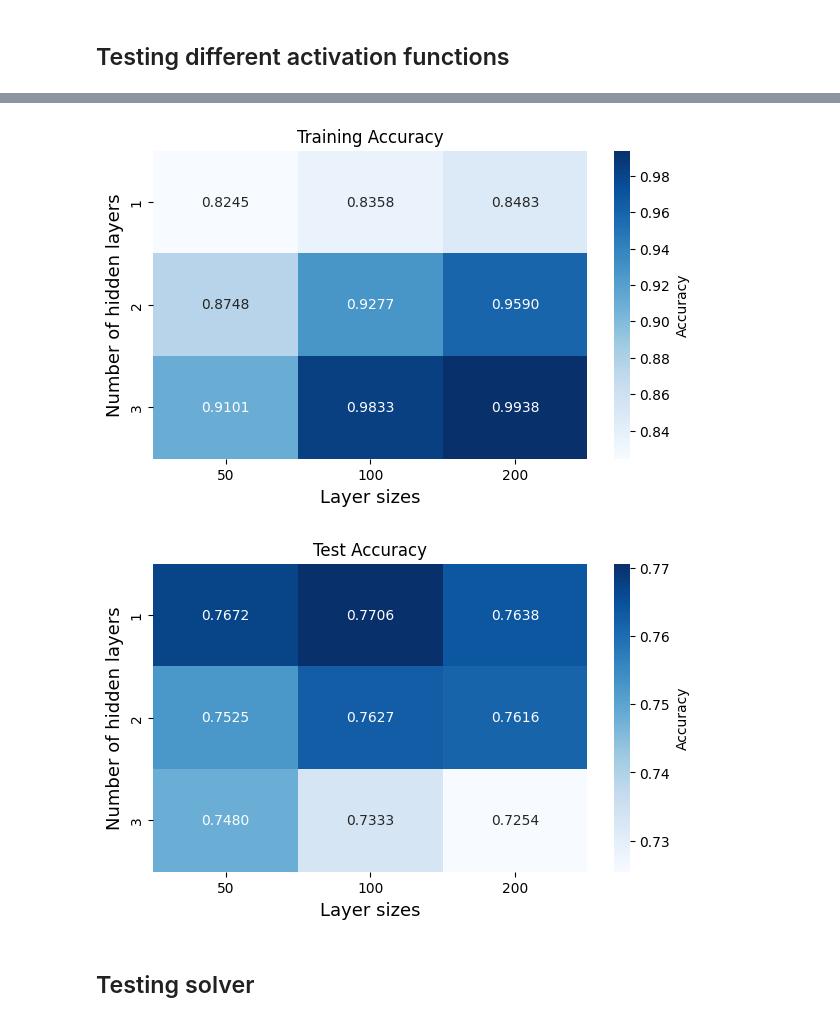
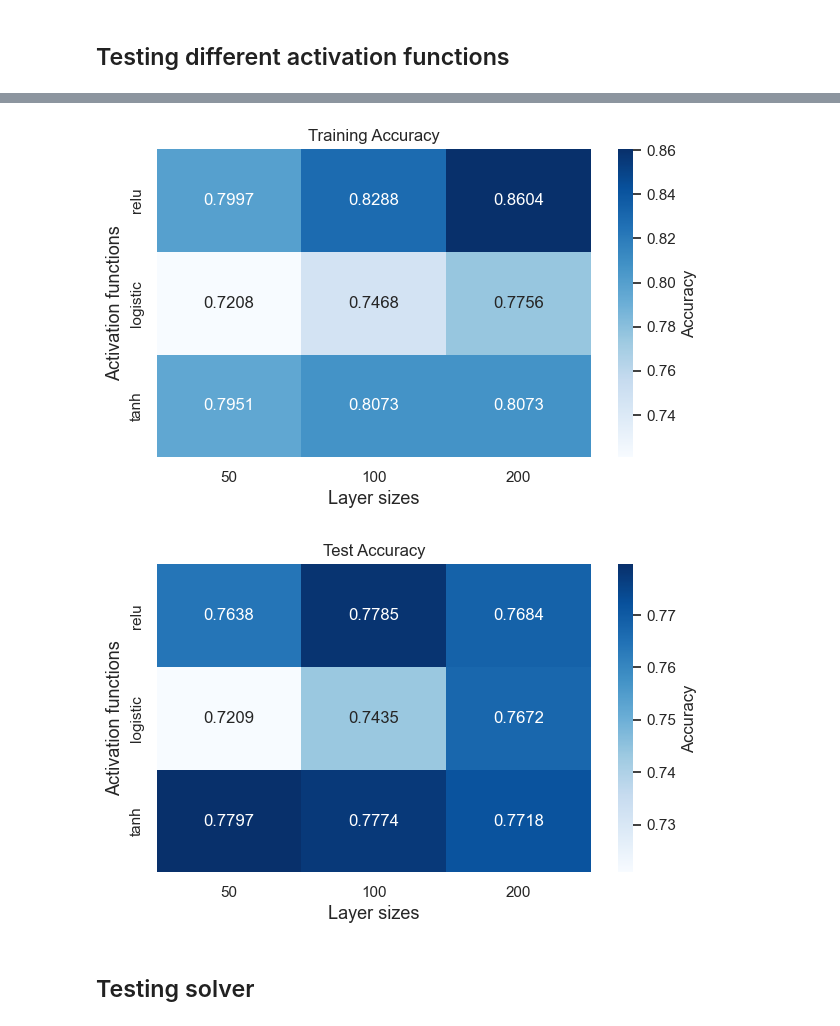
Before and after one commit to m-nader/FYS-STK4155-group14, a Jupyter notebook: project_3/Code/nn.ipynb, the cells around one changed output, grey strips where cells are left out. Saved outputs shown, nothing was run; the diff lists cells and outputs as text; code cells hidden in the pictures.

Commit message:
NN tests and depth of tree

```diff
--- a/project_3/Code/nn.ipynb
+++ b/project_3/Code/nn.ipynb
@@ -154,3 +215,6 @@ X_train, X_test, y_train, y_test = train_test_split(X, y, test_size=0.2, random_
+# %%
+eta = 1e-4
+lmbd = 1e-03
 # %%
 # eta = eta_vals[2]
 # lmbd = lmbd_vals[5]
@@ -284,11 +344,10 @@ plt.show()
 # %% [markdown]
 ## Testing different random states
 # %%
-eta = 1.e-3
-lmbd = 1.
+
 
 epochs = 100
-layer_no = [1]
+layer_no = [2]
 layer_sizes = [50,100,200,300]
 random_states = [42, 52, 62, 72, 82]
 DNN_scikit = np.zeros((len(random_states), len(layer_sizes)), dtype=object)
@@ -302,7 +361,7 @@ test_accuracy = np.zeros((len(random_states), len(layer_sizes)))
 for i in range(len(random_states)):
     for j in range(len(layer_sizes)):
         n_hidden_neurons = [layer_sizes[j]] * layer_no[0]
-        dnn = MLPClassifier(hidden_layer_sizes=n_hidden_neurons, activation='logistic',
+        dnn = MLPClassifier(hidden_layer_sizes=n_hidden_neurons, activation='relu',
                             alpha=lmbd, learning_rate_init=eta, max_iter=epochs, random_state=random_states[i])
         dnn.fit(X_train, y_train)
         DNN_scikit[i][j] = dnn
@@ -416,27 +442,27 @@ plt.show()
 # %% [markdown]
 ## Testing different activation functions
 # %%
-eta = 1.e-3
-lmbd = 1.
+
 
 epochs = 100
-layer_no = [1,2,3]
+layer_no = [2]
 layer_sizes = [50,100,200]
+act_funcs = ['relu', 'logistic', 'tanh']
 
-DNN_scikit = np.zeros((len(layer_no), len(layer_sizes)), dtype=object)
+DNN_scikit = np.zeros((len(act_funcs), len(layer_sizes)), dtype=object)
 
-train_accuracy = np.zeros((len(layer_no), len(layer_sizes)))
-test_accuracy = np.zeros((len(layer_no), len(layer_sizes)))
+train_accuracy = np.zeros((len(act_funcs), len(layer_sizes)))
+test_accuracy = np.zeros((len(act_funcs), len(layer_sizes)))
 
 
-for i in range(len(layer_no)):
+for i in range(len(act_funcs)):
     for j in range(len(layer_sizes)):
-        n_hidden_neurons = [layer_sizes[j]] * layer_no[i]
-        dnn = MLPClassifier(hidden_layer_sizes=n_hidden_neurons, activation='relu',
+        n_hidden_neurons = [layer_sizes[j]] * layer_no[0]
+        dnn = MLPClassifier(hidden_layer_sizes=n_hidden_neurons, activation=act_funcs[i],
                             alpha=lmbd, learning_rate_init=eta, max_iter=epochs, random_state=42)
         dnn.fit(X_train, y_train)
         DNN_scikit[i][j] = dnn
-        print("No hidden layers  = ", layer_no[i])
+        print("Activation function = ", act_funcs[i])
         print("Hidden layer size = ", layer_sizes[j])
         print("Accuracy score on test set: ", dnn.score(X_test, y_test))
         print()
@@ -472,35 +498,35 @@ Accuracy score on test set:  0.7254237288135593
 # %%
-for i in range(len(layer_no)):
+for i in range(len(act_funcs)):
     for j in range(len(layer_sizes)):
         dnn = DNN_scikit[i][j]
 
         train_pred = dnn.predict(X_train)
         test_pred = dnn.predict(X_test)
 
         train_accuracy[i][j] = accuracy_score(y_train, train_pred)
         test_accuracy[i][j] = accuracy_score(y_test, test_pred)
 
 plt.figure(figsize=(7,4))
 ax = sns.heatmap( train_accuracy, cmap='Blues', annot=True, fmt='.4f',
-                 xticklabels=layer_sizes, yticklabels=layer_no, cbar=True, cbar_kws={'label':'Accuracy'} )
+                 xticklabels=layer_sizes, yticklabels=act_funcs, cbar=True, cbar_kws={'label':'Accuracy'} )
 ax.set_title("Training Accuracy")
 ax.set_xlabel("Layer sizes", fontsize=13)
-ax.set_ylabel("Number of hidden layers", fontsize=13)
-plt.savefig('../Figures/nn_train_acc_relu.png', dpi=300, bbox_inches='tight')
+ax.set_ylabel("Activation functions", fontsize=13)
+plt.savefig('../Figures/nn_train_acc_act_funcs.png', dpi=300, bbox_inches='tight')
 
 plt.show()
 
 plt.figure(figsize=(7,4))
 ax = sns.heatmap(test_accuracy, cmap='Blues', annot=True, fmt='.4f',
-                 xticklabels=layer_sizes, yticklabels=layer_no, cbar=True, cbar_kws={'label':'Accuracy'} )
+                 xticklabels=layer_sizes, yticklabels=act_funcs, cbar=True, cbar_kws={'label':'Accuracy'} )
 ax.set_title("Test Accuracy")
 ax.set_xlabel("Layer sizes", fontsize=13)
-ax.set_ylabel("Number of hidden layers", fontsize=13)
-plt.savefig('../Figures/nn_test_acc_relu.png', dpi=300, bbox_inches='tight')
+ax.set_ylabel("Activation functions", fontsize=13)
+plt.savefig('../Figures/nn_test_acc_act_funcs.png', dpi=300, bbox_inches='tight')
 plt.show()
 # %% [output]
-[figure, old version]
+[figure, new version]
-[figure, old version]
+[figure, new version]
 # %% [markdown]
 ## Testing solver
 # %%
```
Also changed, not shown: parts of 17 cells of this notebook, 2 other files.
